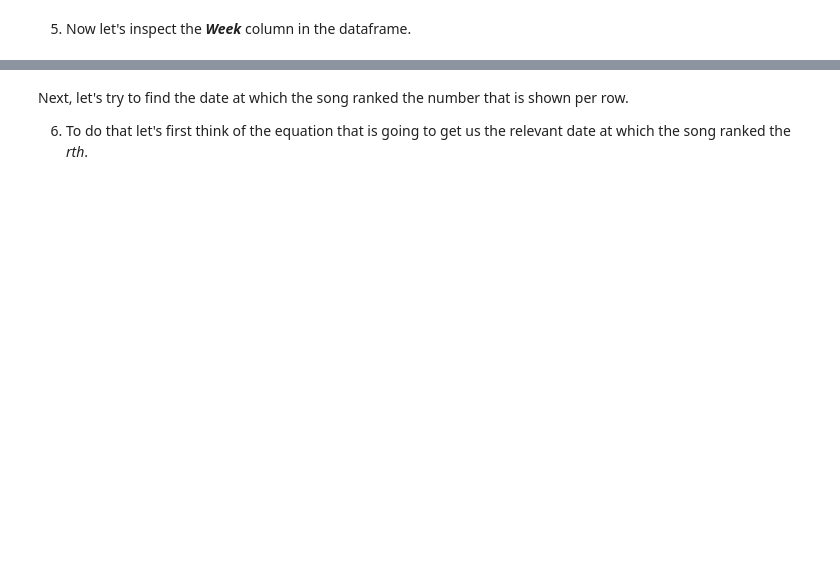
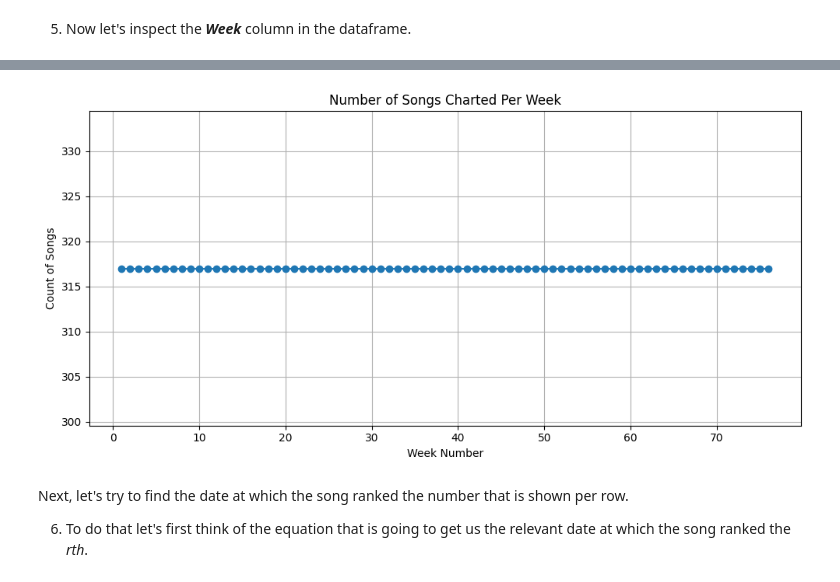
Before and after one commit to FenilPatel1279/lab-mlp, a Jupyter notebook: week5Lab_Students (1).ipynb, the cells around one changed output, grey strips where cells are left out. Saved outputs shown, nothing was run; the diff lists cells and outputs as text; code cells hidden in the pictures; blank space fills up the shorter version.

```diff
--- a/week5Lab_Students (1).ipynb
+++ b/week5Lab_Students (1).ipynb
@@ -199,0 +204,6 @@ However, the ***Week*** column looks a bit ugly!
+# %%
+# Clean the week column by extracting only the digits
+df_tidy['week'] = df_tidy['week'].str.extract(r'(\d+)').astype('Int64')
+
+# Display cleaned result
+df_tidy.head()
@@ -202,3 +264,20 @@ However, the ***Week*** column looks a bit ugly!
+# %%
+import matplotlib.pyplot as plt
+
+# Count number of entries per week
+week_counts = df_tidy['week'].value_counts().sort_index()
+
+# Line plot of week counts
+plt.figure(figsize=(10, 5))
+plt.plot(week_counts.index, week_counts.values, marker='o', linestyle='-')
+plt.title('Number of Songs Charted Per Week')
+plt.xlabel('Week Number')
+plt.ylabel('Count of Songs')
+plt.grid(True)
+plt.tight_layout()
+plt.show()
+# %% [output]
+[figure, added]
 # %% [markdown]
 Next, let's try to find the date at which the song ranked the number that is shown per row.
 
```
Also changed, not shown: parts of 6 cells of this notebook.
